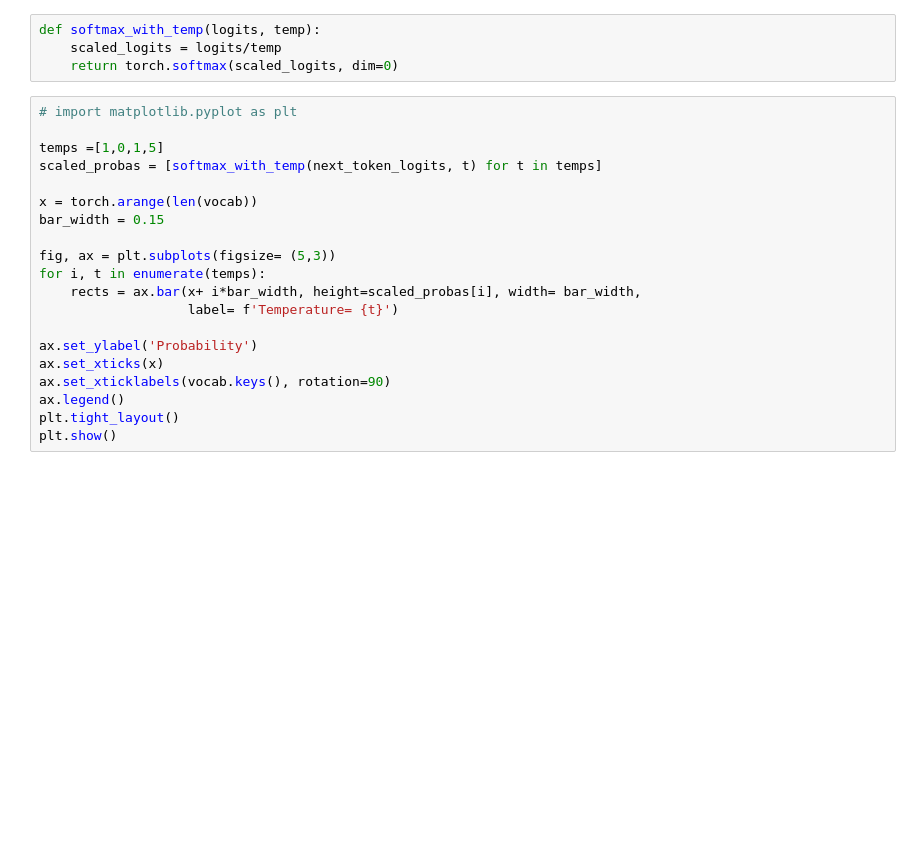
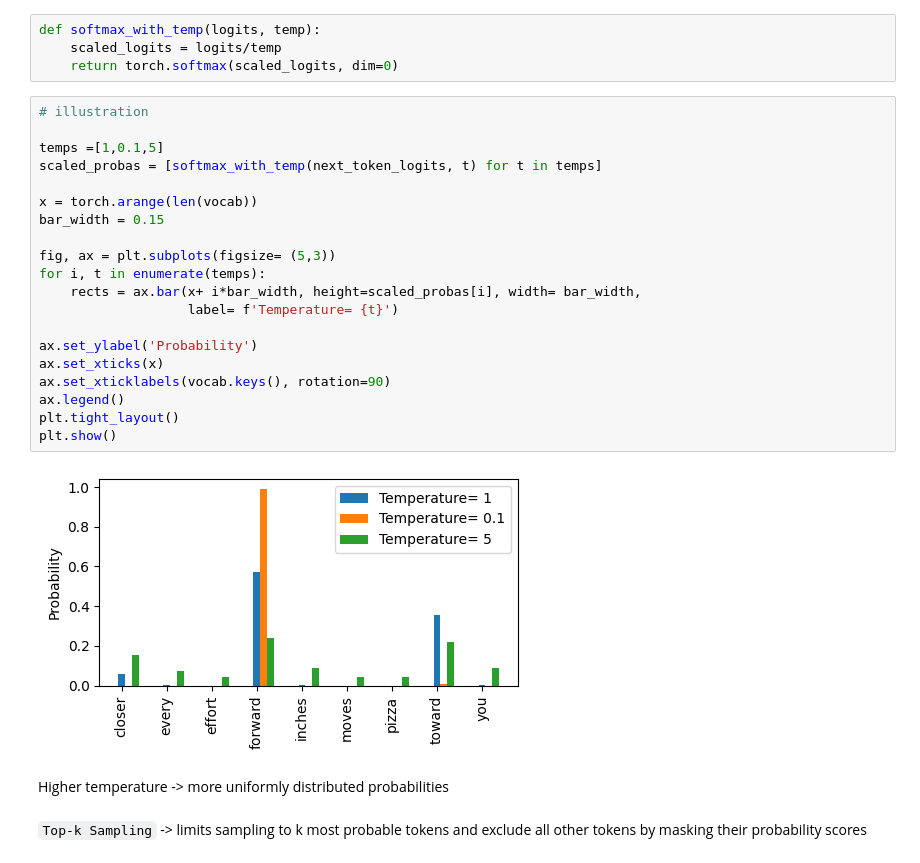
Before and after one commit to aashu-0/llm-from-scratch, a Jupyter notebook: llm_book_notes/05pretraining-gpt.ipynb, the cells around one changed output. Cells and saved outputs as stored; diff of their text form; blank space fills up the shorter version.

```diff
--- a/llm_book_notes/05pretraining-gpt.ipynb
+++ b/llm_book_notes/05pretraining-gpt.ipynb
@@ -602,22 +637,28 @@ def softmax_with_temp(logits, temp):
     scaled_logits = logits/temp
     return torch.softmax(scaled_logits, dim=0)
 # %%
-# import matplotlib.pyplot as plt
+# illustration
 
-temps =[1,0,1,5]
+temps =[1,0.1,5]
 scaled_probas = [softmax_with_temp(next_token_logits, t) for t in temps]
 
 x = torch.arange(len(vocab))
 bar_width = 0.15
 
 fig, ax = plt.subplots(figsize= (5,3))
 for i, t in enumerate(temps):
     rects = ax.bar(x+ i*bar_width, height=scaled_probas[i], width= bar_width,
                    label= f'Temperature= {t}')
 
 ax.set_ylabel('Probability')
 ax.set_xticks(x)
 ax.set_xticklabels(vocab.keys(), rotation=90)
 ax.legend()
 plt.tight_layout()
 plt.show()
+# %% [output]
+[figure, added]
+# %% [markdown]
+Higher temperature -> more uniformly distributed probabilities
+# %% [markdown]
+`Top-k Sampling` -> limits sampling to k most probable tokens and exclude all other tokens by masking their probability scores
```
Also changed, not shown: parts of 25 cells of this notebook.
